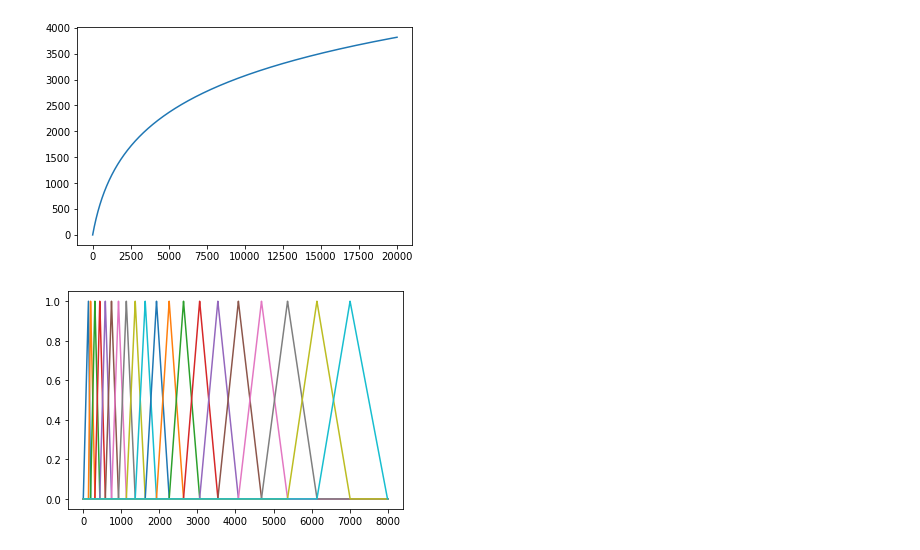
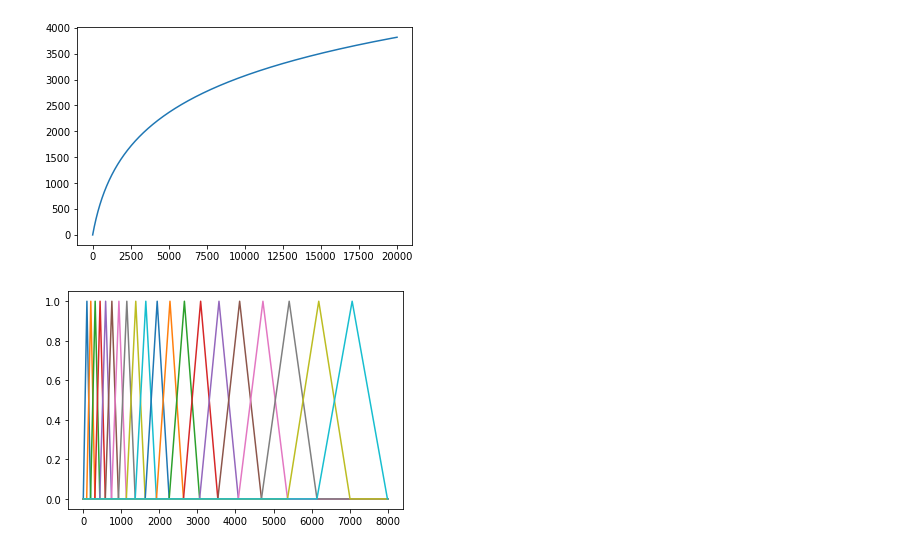
Before and after one commit to conf8o/python-audio-study, a Jupyter notebook: 2020-12-17/log/メルフィルタバンク.ipynb, the cells around one changed output. Cells and saved outputs as stored; diff of their text form; code cells hidden in the pictures.

```diff
--- a/2020-12-17/log/メルフィルタバンク.ipynb
+++ b/2020-12-17/log/メルフィルタバンク.ipynb
@@ -45,18 +45,14 @@ plot_mel(700)
 [figure]
 # %%
 def tri_window(n, l, m, r):
+    edge = int((r - l + 1) // 2)
+
     a = np.zeros(int(l))
-    b = np.arange(0, 1, 1/(m-l))
-    c = np.arange(1, 0, -1/(r-m))
-    d = np.zeros(int(n-r))
+    b = np.linspace(0, 1, edge)
+    c = np.linspace(0, 1, edge)[::-1]
 
-    f = np.concatenate([a, b, c, d])
-    if len(f) == n:
-        return f
-    elif len(f) < n:
-        return np.concatenate([f, [0]])
-    else:
-        return f[:-1]
+    f = np.concatenate([a, b, c])
+    return np.append(f, np.zeros(n - len(f)))
 
 
 def mel_filter_bank(f, n_bins, mel_param=700):
@@ -65,21 +61,21 @@ def mel_filter_bank(f, n_bins, mel_param=700):
 
     mel_end = mel_scaled(f)
 
-    mel_split = np.array_split(np.arange(int(mel_end)), n_bins+1)
+    mel_first, *mel_tail = np.array_split(np.arange(int(mel_end)), n_bins+1)
 
-    mel_split_r = [imel_scaled(b[-1])
-                   for b
-                   in mel_split[1:]]
+    hz_r = [imel_scaled(b[-1])
+             for b
+             in mel_tail]
 
-    mel_split_m = [mel_split[0][-1]] + mel_split_r[:-1]
+    hz_m = [imel_scaled(mel_first[-1])] + hz_r[:-1]
 
-    mel_split_l = [0] + mel_split_m[:-1]
+    hz_l = [0] + hz_m[:-1]
 
     return np.array([tri_window(f, l, m, r)
                       for l, m, r
-                      in zip(mel_split_l, mel_split_m, mel_split_r)])
+                      in zip(hz_l, hz_m, hz_r)])
 # %%
-for i in mel_filter_bank(8000, 20):
-    plt.plot(i)
+for f in mel_filter_bank(8000, 20):
+    plt.plot(f)
 # %% [output]
-[figure, old version]
+[figure, new version]
```
Also changed, not shown: 18 other files.
